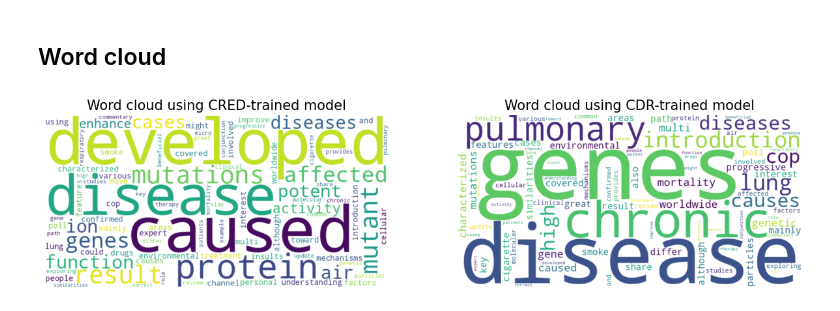
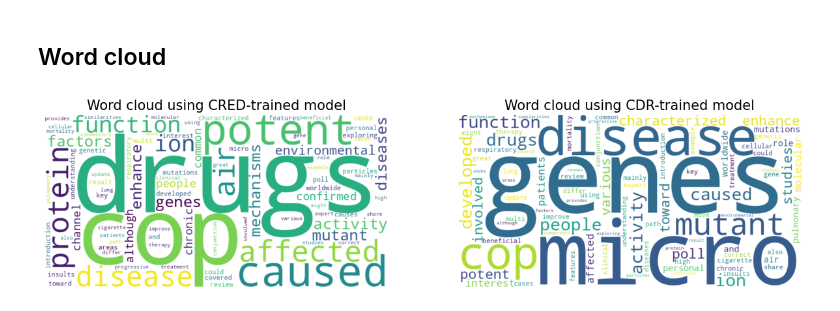
Before and after one commit to BIRDSgroup/CRED, a Jupyter notebook: scripts/code/interpretation_graph_new.ipynb, the cells around one changed output. Cells and saved outputs as stored; diff of their text form; code cells hidden in the pictures.

```diff
--- a/scripts/code/interpretation_graph_new.ipynb
+++ b/scripts/code/interpretation_graph_new.ipynb
@@ -295,10 +326,16 @@ Index(['PMID', 'geneid', 'diseaseid', 'word', 'importance_score',
 
 import pandas as pd
 
+
 # Load the datasets
-file_path_cred_samp = '/home/ubuntu/CRED_application/word_imp_sc_new_CRED_trained_sample_abstract_svm.tsv'
+file_path_cred_samp = '../CRED_application/new_formula/word_importance_score_sample_abstract_cred_svm.tsv'
 # file_path_cdr_samp = 'word_importance_score_CDR_trained_samp_abs.tsv'
-file_path_cdr_samp = '/home/ubuntu/CRED_application/word_imp_sc_CDR_trained_sample_abstract_svm.tsv'
+file_path_cdr_samp = '../CRED_application/new_formula/word_importance_score_sample_abstract_cdr_svm.tsv'
+
+# # Load the datasets
+# file_path_cred_samp = '/home/ubuntu/CRED_application/word_imp_sc_new_CRED_trained_sample_abstract_svm.tsv'
+# # file_path_cdr_samp = 'word_importance_score_CDR_trained_samp_abs.tsv'
+# file_path_cdr_samp = '/home/ubuntu/CRED_application/word_imp_sc_CDR_trained_sample_abstract_svm.tsv'
 
 data_cred_samp = pd.read_csv(file_path_cred_samp, delimiter='\t')
 data_cdr_samp = pd.read_csv(file_path_cdr_samp, delimiter='\t')
@@ -308,33 +345,33 @@ import matplotlib.pyplot as plt
 import seaborn as sns
 
 
 # Identifying the top 20 words in each dataset
-cred_dict = data_cred_samp.set_index('words')['imp_score'].to_dict()
-cdr_dict = data_cdr_samp.set_index('words')['imp_score'].to_dict()
+cred_dict = data_cred_samp.set_index('word')['importance_score'].to_dict()
+cdr_dict = data_cdr_samp.set_index('word')['importance_score'].to_dict()
 
 abs_scores_cred = {word: abs(score)+0.5 for word, score in cred_dict.items()}
 abs_scores_cdr = {word: abs(score)+0.5 for word, score in cdr_dict.items()}
 
 
 # Generating word clouds with inverted scores
 wordcloud_cred_inverted = WordCloud(width=800, height=400, background_color='white').generate_from_frequencies(abs_scores_cred)
 wordcloud_cdr_inverted = WordCloud(width=800, height=400, background_color='white').generate_from_frequencies(abs_scores_cdr)
 
 # Plotting the word clouds
 plt.figure(figsize=(15, 7))
 
 # Word cloud for CRED with inverted scores
 plt.subplot(1, 2, 1)
 plt.imshow(wordcloud_cred_inverted, interpolation='bilinear')
 plt.title('Word cloud using CRED-trained model', fontsize=15)
 plt.axis('off')
 
 # Word cloud for CDR with inverted scores
 plt.subplot(1, 2, 2)
 plt.imshow(wordcloud_cdr_inverted, interpolation='bilinear')
 plt.title('Word cloud using CDR-trained model', fontsize=15)
 plt.axis('off')
 
 plt.show()
 # %% [output]
-[figure, old version]
+[figure, new version]
```
Also changed, not shown: parts of 9 cells of this notebook, 1 other file.
